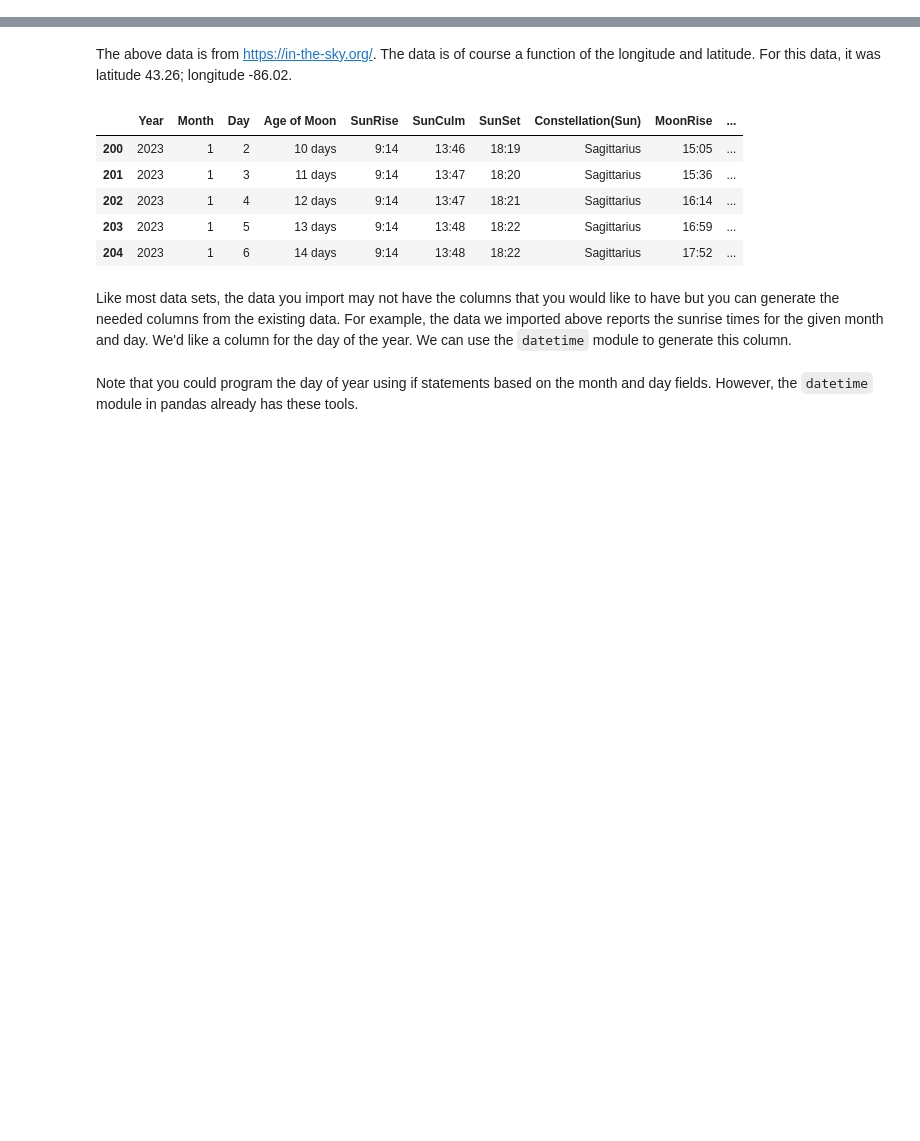
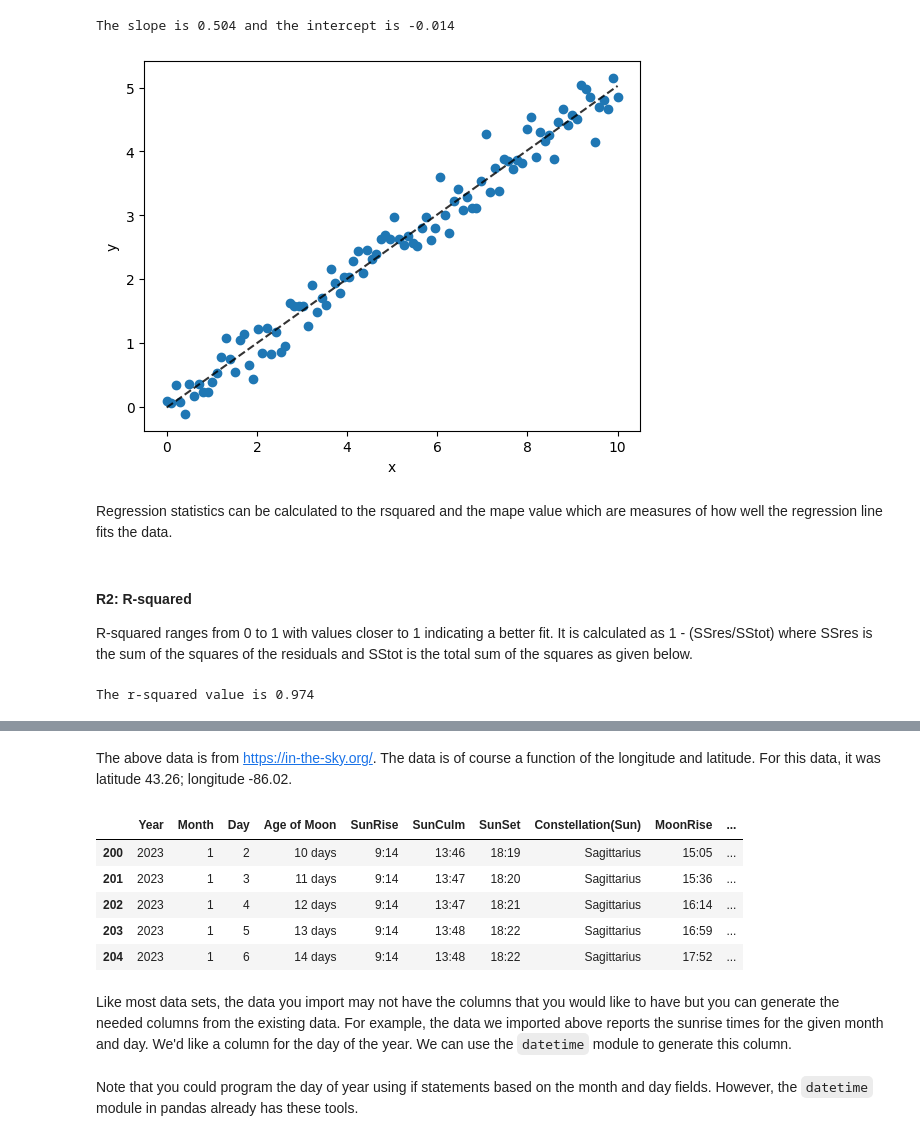
Before and after one commit to clint-bg/comptools, a Jupyter notebook: _build/jupyter_execute/lectures/11-Regression.ipynb, the cells around one changed output, grey strips where cells are left out. Saved outputs shown, nothing was run; the diff lists cells and outputs as text; code cells hidden in the pictures; blank space fills up the shorter version.

```diff
--- a/_build/jupyter_execute/lectures/11-Regression.ipynb
+++ b/_build/jupyter_execute/lectures/11-Regression.ipynb
@@ -7,0 +37,27 @@ Below is an example of a non-linear regression where first the data is imported
+# %%
+param = np.polyfit(x, y, 1) #linear fit yielding the slope and intercept
+print(f'The slope is {param[0]:0.3f} and the intercept is {param[1]:0.3f}')
+# %% [output]
+The slope is 0.504 and the intercept is -0.014
+# %%
+#now plot the fit
+plt.scatter(x, y); plt.xlabel('x'); plt.ylabel('y')
+plt.plot(x, param[0]*x + param[1], 'k--',alpha=0.8) #
+plt.show()
+# %% [output]
+[figure, added]
+# %% [markdown]
+Regression statistics can be calculated to the rsquared and the mape value which are measures of how well the regression line fits the data.
+# %% [markdown]
+#### R2: R-squared
+R-squared ranges from 0 to 1 with values closer to 1 indicating a better fit. It is calculated as 1 - (SSres/SStot) where SSres is the sum of the squares of the residuals and SStot is the total sum of the squares as given below.
+# %%
+#calculate the r-squared value
+yhat = param[0]*x + param[1] #the predicted values
+ybar = np.mean(y) #the mean of the observed values
+SStot = np.sum((y-ybar)**2) #total sum of squares
+SSres = np.sum((y-yhat)**2) #residual sum of squares
+r2 = 1 - SSres/SStot
+print(f'The r-squared value is {r2:0.3f}')
+# %% [output]
+The r-squared value is 0.974
```
Also changed, not shown: parts of 23 cells of this notebook, 34 other files.
